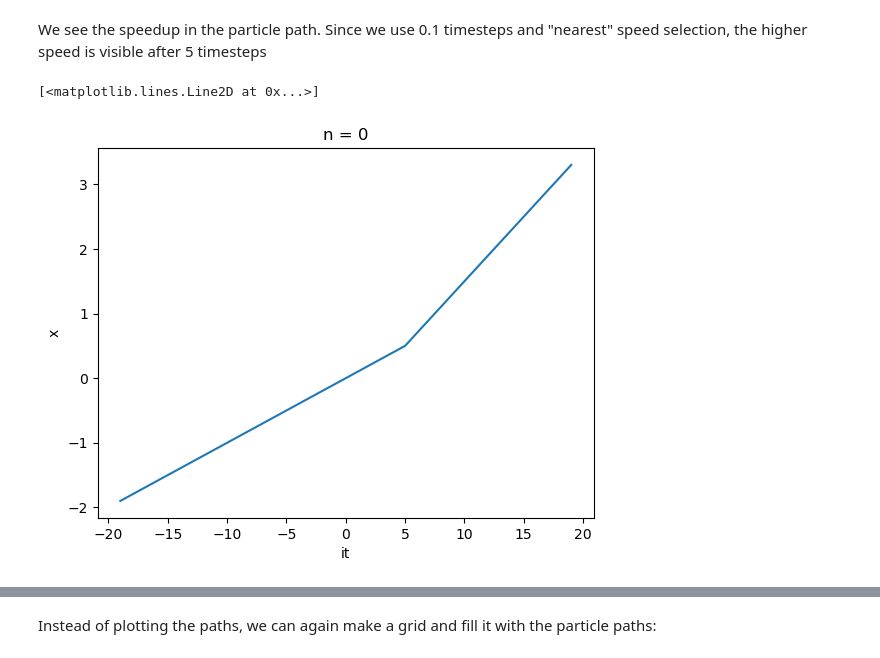
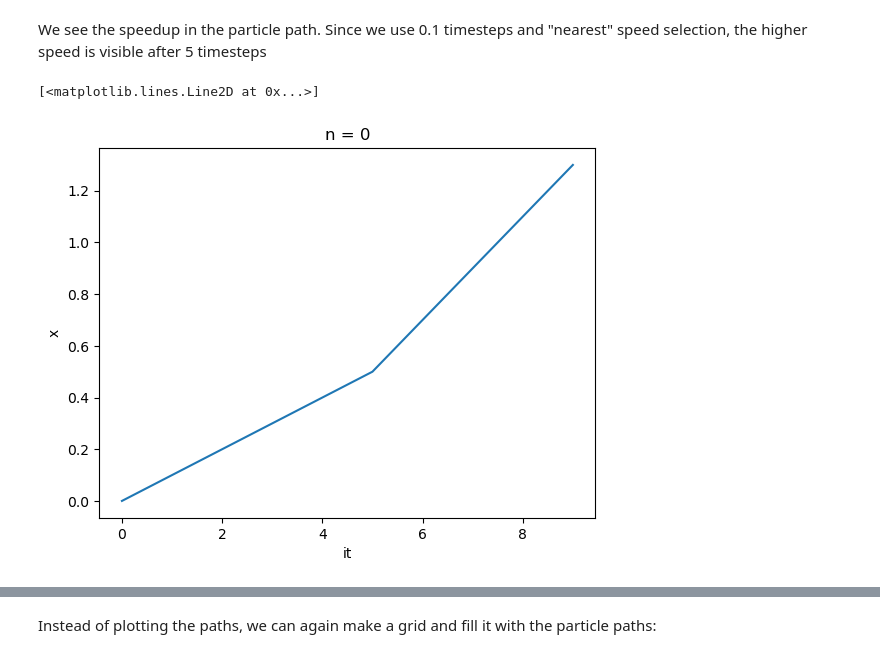
Before and after one commit to Ockenfuss/advesi, a Jupyter notebook: examples/Examples.ipynb, the cells around one changed output, grey strips where cells are left out. Saved outputs shown, nothing was run; the diff lists cells and outputs as text; code cells hidden in the pictures.

```diff
--- a/examples/Examples.ipynb
+++ b/examples/Examples.ipynb
@@ -154,10 +152,10 @@ part_coll=adv.Particle_Collection(x0=0.0, y0=0.0, z0=0.0, t0=0.0, property=1.0)
 # %% [markdown]
 We see the speedup in the particle path. Since we use 0.1 timesteps and "nearest" speed selection, the higher speed is visible after 5 timesteps
 # %%
-advector=adv.EulerAdvector(dt=0.1, steps=20, steps_backward=20, interp_method='nearest')
+advector=adv.EulerAdvector(dt=0.1, steps=10, steps_backward=0, interp_method='nearest')
 path_coll=adv.Path_Collection.from_flowfield_collection(part_coll, flowfield, advector)
 path_coll.ds.x.squeeze().plot(x='it')
 # %% [output]
 [<matplotlib.lines.Line2D at 0x...>]
-[figure, old version]
+[figure, new version]
 # %% [markdown]
```
Also changed, not shown: parts of 6 cells of this notebook, 1 other file.
